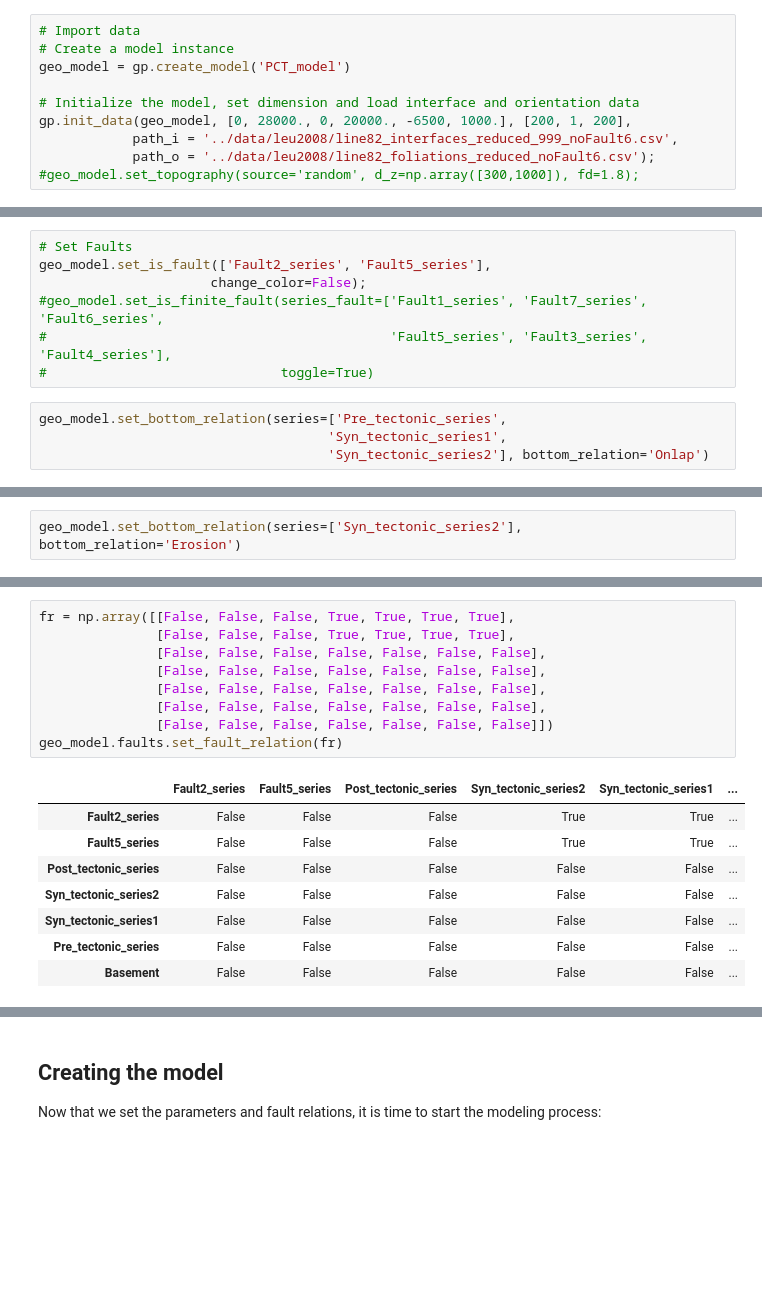
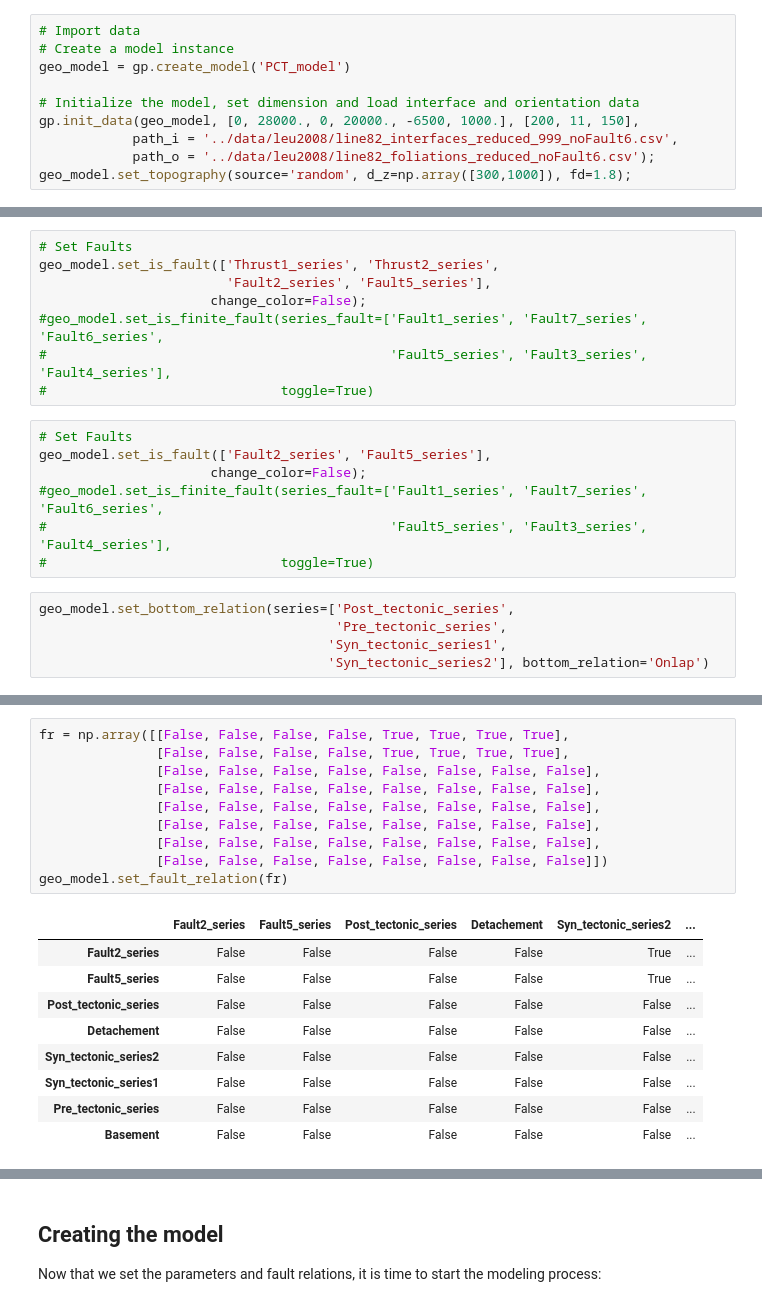
Before and after one commit to Japhiolite/PCT-modelling, a Jupyter notebook: notebooks/GemPy_PCT_new_plotting-2Faults.ipynb, the cells around one changed output, grey strips where cells are left out. Cells and saved outputs as stored; diff of their text form; blank space fills up the shorter version.

```diff
--- a/notebooks/GemPy_PCT_new_plotting-2Faults.ipynb
+++ b/notebooks/GemPy_PCT_new_plotting-2Faults.ipynb
@@ -57,9 +34,9 @@ pd.read_csv('../data/leu2008/line82_foliations_reduced.csv')
 geo_model = gp.create_model('PCT_model')
 
 # Initialize the model, set dimension and load interface and orientation data
-gp.init_data(geo_model, [0, 28000., 0, 20000., -6500, 1000.], [200, 1, 200],
+gp.init_data(geo_model, [0, 28000., 0, 20000., -6500, 1000.], [200, 11, 150],
             path_i = '../data/leu2008/line82_interfaces_reduced_999_noFault6.csv',
             path_o = '../data/leu2008/line82_foliations_reduced_noFault6.csv');
-#geo_model.set_topography(source='random', d_z=np.array([300,1000]), fd=1.8);
+geo_model.set_topography(source='random', d_z=np.array([300,1000]), fd=1.8);
 # %% [output]
 Active grids: ['regular']
@@ -156,3 +167,11 @@ geo_model.surfaces
+# %%
+# Set Faults
+geo_model.set_is_fault(['Thrust1_series', 'Thrust2_series',
+                        'Fault2_series', 'Fault5_series'],
+                      change_color=False);
+#geo_model.set_is_finite_fault(series_fault=['Fault1_series', 'Fault7_series', 'Fault6_series',
+#                                            'Fault5_series', 'Fault3_series', 'Fault4_series'],
+#                              toggle=True)
 # %%
 # Set Faults
 geo_model.set_is_fault(['Fault2_series', 'Fault5_series'],
@@ -161,7 +180,8 @@ geo_model.set_is_fault(['Fault2_series', 'Fault5_series'],
 #                                            'Fault5_series', 'Fault3_series', 'Fault4_series'],
 #                              toggle=True)
 # %%
-geo_model.set_bottom_relation(series=['Pre_tectonic_series',
+geo_model.set_bottom_relation(series=['Post_tectonic_series',
+                                      'Pre_tectonic_series',
                                      'Syn_tectonic_series1',
                                      'Syn_tectonic_series2'], bottom_relation='Onlap')
 # %% [output]
@@ -176,2 +198,0 @@ geo_model.set_bottom_relation(series=['Pre_tectonic_series',
-# %%
-geo_model.set_bottom_relation(series=['Syn_tectonic_series2'], bottom_relation='Erosion')
@@ -199,17 +214,19 @@ geo_model.faults.faults_relations_df
 # %%
-fr = np.array([[False, False, False, True, True, True, True],
-               [False, False, False, True, True, True, True],
-               [False, False, False, False, False, False, False],
-               [False, False, False, False, False, False, False],
-               [False, False, False, False, False, False, False],
-               [False, False, False, False, False, False, False],
-               [False, False, False, False, False, False, False]])
-geo_model.faults.set_fault_relation(fr)
+fr = np.array([[False, False, False, False, True, True, True, True],
+               [False, False, False, False, True, True, True, True],
+               [False, False, False, False, False, False, False, False],
+               [False, False, False, False, False, False, False, False],
+               [False, False, False, False, False, False, False, False],
+               [False, False, False, False, False, False, False, False],
+               [False, False, False, False, False, False, False, False],
+               [False, False, False, False, False, False, False, False]])
+geo_model.set_fault_relation(fr)
 # %% [output]
-|  | Fault2_series | Fault5_series | Post_tectonic_series | Syn_tectonic_series2 | Syn_tectonic_series1 | ... |
-| Fault2_series | False | False | False | True | True | ... |
-| Fault5_series | False | False | False | True | True | ... |
+|  | Fault2_series | Fault5_series | Post_tectonic_series | Detachement | Syn_tectonic_series2 | ... |
+| Fault2_series | False | False | False | False | True | ... |
+| Fault5_series | False | False | False | False | True | ... |
 | Post_tectonic_series | False | False | False | False | False | ... |
+| Detachement | False | False | False | False | False | ... |
 | Syn_tectonic_series2 | False | False | False | False | False | ... |
 | Syn_tectonic_series1 | False | False | False | False | False | ... |
 | Pre_tectonic_series | False | False | False | False | False | ... |
```
Also changed, not shown: parts of 20 cells of this notebook, 31 other files.
